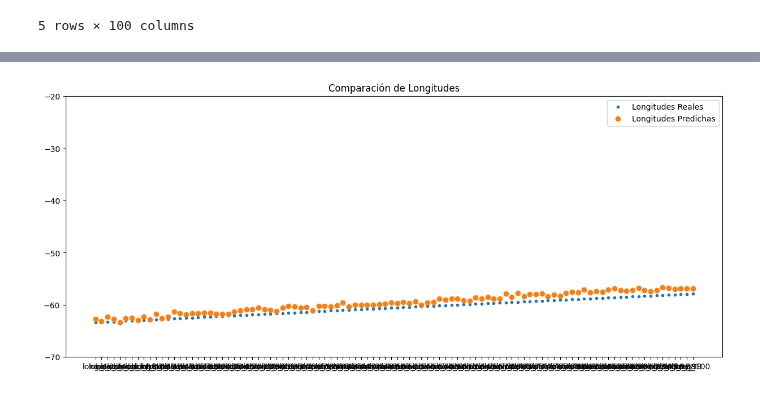
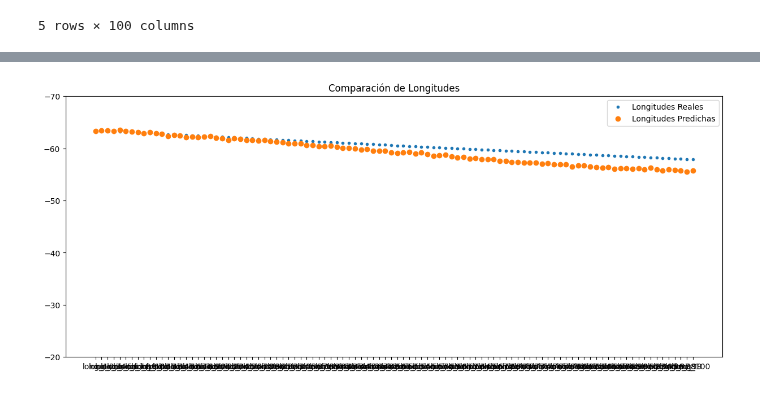
Before and after one commit to ValeFernando840/Ray-Tracing, a Jupyter notebook: Entrenamiento_Longitudes.ipynb, the cells around one changed output, grey strips where cells are left out. Drawn from its saved outputs; the diff is of its cells as text; code cells hidden in the pictures.

```diff
--- a/Entrenamiento_Longitudes.ipynb
+++ b/Entrenamiento_Longitudes.ipynb
@@ -145,7 +145,7 @@ y_pred = y_pred[0,0:100]
 plt.figure(figsize = (15,6))
 plt.plot(y_true, label = 'Longitudes Reales',linestyle = 'None', marker = '.')
 plt.plot(y_pred, label = 'Longitudes Predichas', linestyle = 'None', marker = 'o')
-plt.ylim(-70,-20)
+plt.ylim(-20,-70) #botton-top
 plt.title('Comparación de Longitudes')
 plt.legend()
 plt.show()
@@ -154 +154 @@ plt.show()
-[figure, old version]
+[figure, new version]
```
Also changed, not shown: parts of 4 cells of this notebook, 3 other files.
